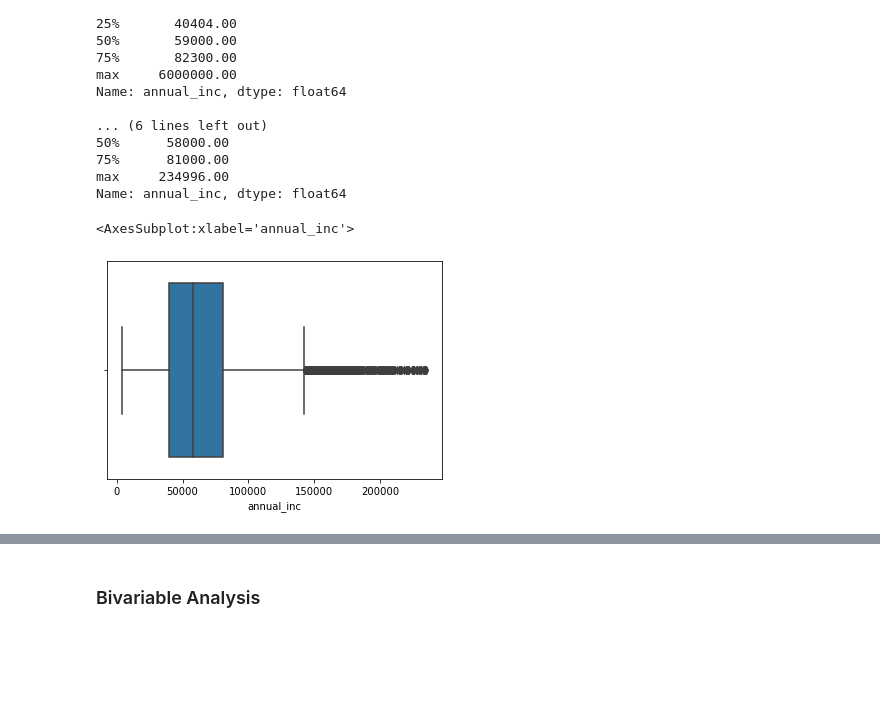
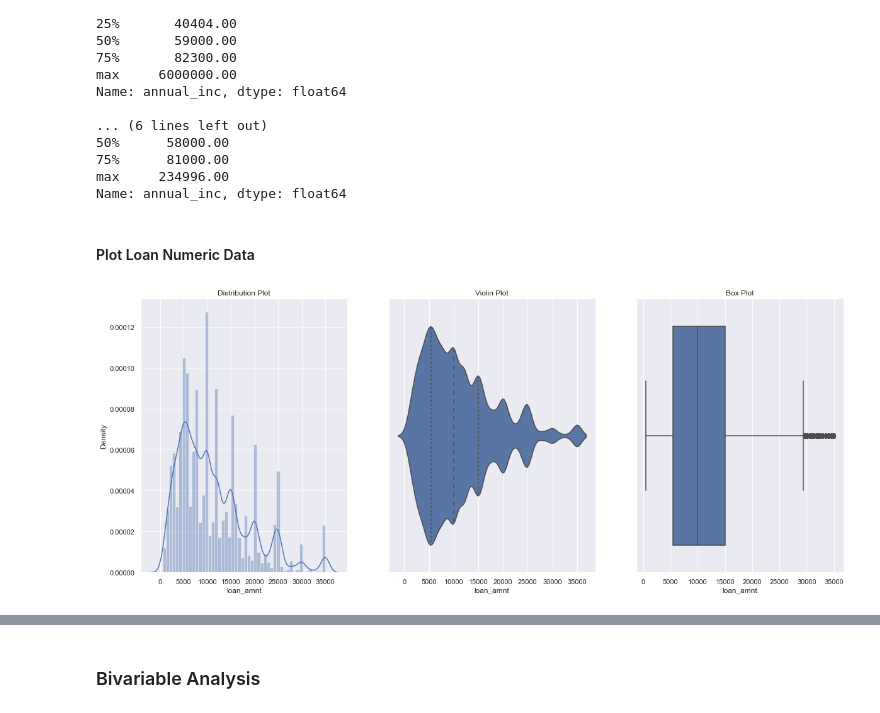
Before and after one commit to dicotips/LendingClubCaseStudy, a Jupyter notebook: Group_PavanNarra.ipynb, the cells around one changed output, grey strips where cells are left out. Drawn from its saved outputs; the diff is of its cells as text; code cells hidden in the pictures; blank space fills up the shorter version.

Commit message:
Added Plotting in Univariable Analyisis

```diff
--- a/Group_PavanNarra.ipynb
+++ b/Group_PavanNarra.ipynb
@@ -302,6 +348,18 @@ url different values: 39717
 drop_columns.append('tax_liens')
 print('tax_liens value count: ', end='')
 print(cleaned_data.tax_liens.value_counts())
+
+# Dropping 'initial_list_status' since it has only one value
+drop_columns.append('initial_list_status')
+
+# Dropping 'pymnt_plan' since it has only one value
+drop_columns.append('pymnt_plan')
+
+# Dropping 'acc_now_delinq' since it has only one value
+drop_columns.append('acc_now_delinq')
+
+# Dropping 'acc_now_delinq' since it has only one value 0s
+drop_columns.append('delinq_amnt')
 
 # Dropping 'emp_title' since it has too many different discrete values
 drop_columns.append('emp_title')
@@ -316,3 +374,14 @@ Name: tax_liens, dtype: int64
 emp_title different values: 28820
 # %%
 cleaned_data.drop(columns=drop_columns, inplace=True)
+# %%
+## Dropping Behavioral fields since the scope of the analysis is only based on the Customer Profile and Loan Characteristics
+
+print(cleaned_data.columns)
+drop_behavioral_columns = ['delinq_2yrs', 'earliest_cr_line', 'inq_last_6mths', 'open_acc', 'pub_rec',
+                           'revol_bal', 'revol_util', 'total_acc', 'out_prncp', 'out_prncp_inv', 'total_pymnt_inv',
+                           'total_rec_prncp', 'total_rec_int', 'total_rec_late_fee', 'recoveries',
+                           'collection_recovery_fee', 'last_pymnt_d', 'last_pymnt_amnt', 'last_credit_pull_d',
+                           'collections_12_mths_ex_med', 'chargeoff_within_12_mths', ]
+
+cleaned_data.drop(columns=drop_behavioral_columns, inplace=True)
@@ -377,9 +459,6 @@ After:0
 # %%
 # Removing % symbol from 'int_rate' column to have numeric values
 cleaned_data['int_rate'] = cleaned_data.int_rate.str.rstrip('%')
-
-# Rmoving % symbol from 'revol_util' column to have numeric values
-cleaned_data['revol_util'] = cleaned_data.revol_util.str.rstrip('%')
 # %%
 # Convert amount columns into numeric data.
 
@@ -389,10 +468,12 @@ cleaned_data[amnt_columns] = cleaned_data[amnt_columns].apply(pd.to_numeric)
 ### Derived Data
 # %%
 # Deriving two new columns based Month and Year of 'issue_d' column
+## Dropping 'issue_d' in favor of the new derived columns
 
 cleaned_data.issue_d = pd.to_datetime(cleaned_data.issue_d, format='%b-%y')
-cleaned_data['year'] = cleaned_data['issue_d'].dt.year
-cleaned_data['month'] = cleaned_data['issue_d'].dt.month
+cleaned_data['issue_year'] = cleaned_data['issue_d'].dt.year
+cleaned_data['issue_month'] = cleaned_data['issue_d'].dt.month
+cleaned_data.drop(columns=['issue_d'], inplace=True)
 
 cleaned_data.head()
 # %% [output]
@@ -536,9 +617,10 @@ Name: annual_inc, dtype: float64
 75%      81000.00
 max     234996.00
 Name: annual_inc, dtype: float64
+# %% [markdown]
+#### Plot Loan Numeric Data
 # %%
-# Plotting 'annual_inc' after Outlier removal
-sns.boxplot(cleaned_data.annual_inc)
+# Plotting Loan Numeric Data: 'loan_amnt'
+univar_plot(cleaned_data, 'loan_amnt', 0)
 # %% [output]
-<AxesSubplot:xlabel='annual_inc'>
-[figure, old version]
+[figure, new version]
```
Also changed, not shown: parts of 25 cells of this notebook, 1 other file.
